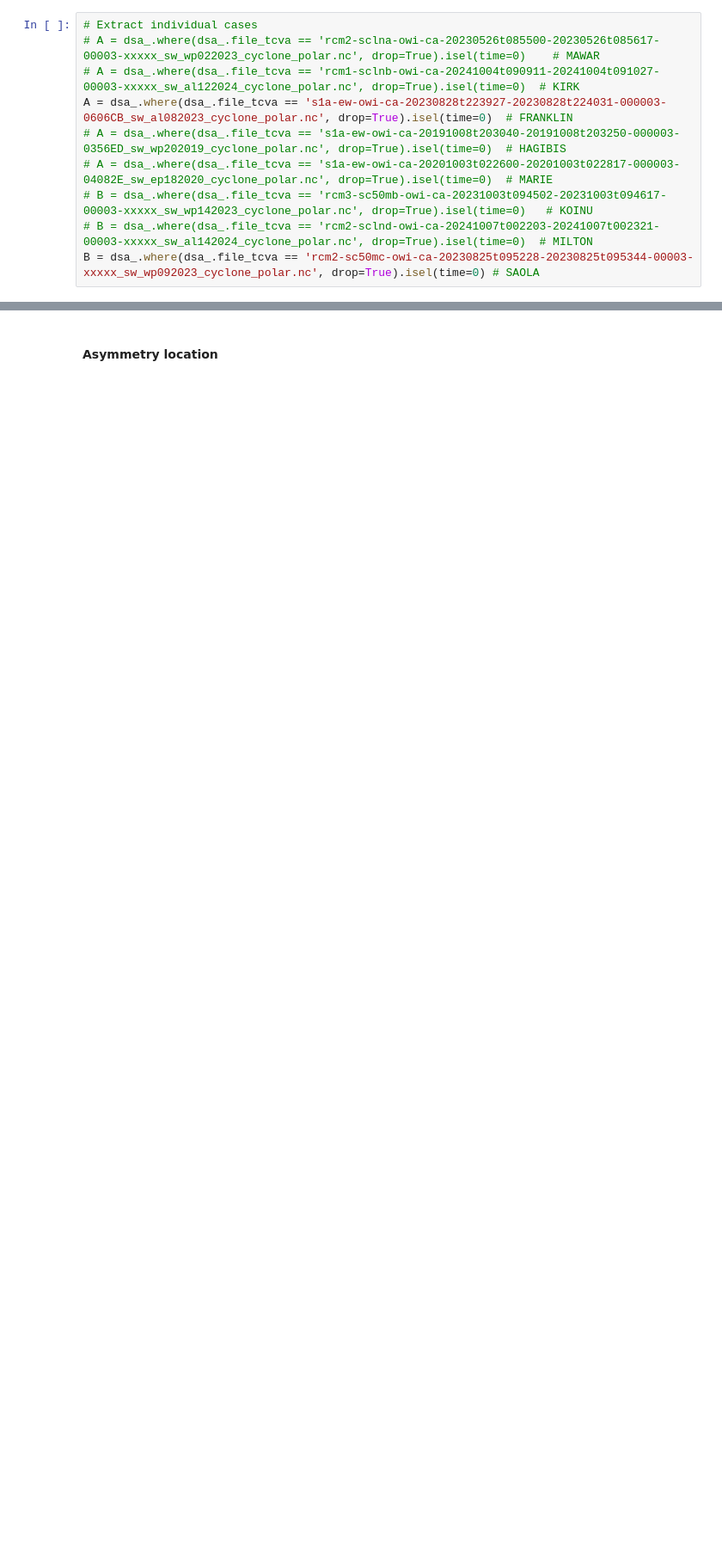
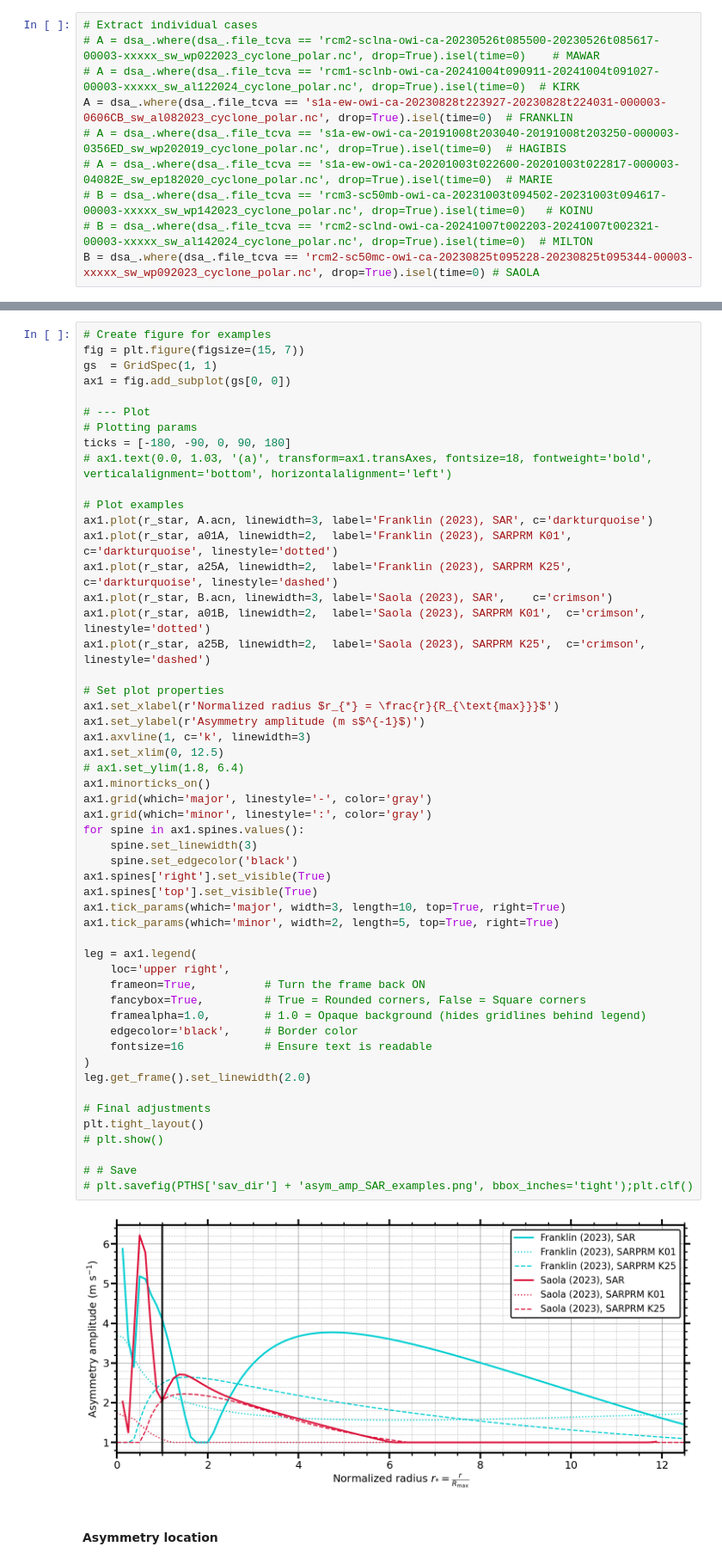
Before and after one commit to Arthur117/TCsLifeMonitFromObs, a Jupyter notebook: winddirection/PRJCT_TCBL/02_ASYMM_SHEAR_MOTION.ipynb, the cells around one changed output, grey strips where cells are left out. Shown at 86% size. Cells and saved outputs as stored; diff of their text form; blank space fills up the shorter version.

```diff
--- a/winddirection/PRJCT_TCBL/02_ASYMM_SHEAR_MOTION.ipynb
+++ b/winddirection/PRJCT_TCBL/02_ASYMM_SHEAR_MOTION.ipynb
@@ -717,3 +804,57 @@ plt.tight_layout()
+# %%
+# Create figure for examples
+fig = plt.figure(figsize=(15, 7))
+gs  = GridSpec(1, 1)
+ax1 = fig.add_subplot(gs[0, 0])
+
+# --- Plot
+# Plotting params
+ticks = [-180, -90, 0, 90, 180]
+# ax1.text(0.0, 1.03, '(a)', transform=ax1.transAxes, fontsize=18, fontweight='bold', verticalalignment='bottom', horizontalalignment='left')
+
+# Plot examples
+ax1.plot(r_star, A.acn, linewidth=3, label='Franklin (2023), SAR', c='darkturquoise')
+ax1.plot(r_star, a01A, linewidth=2,  label='Franklin (2023), SARPRM K01',  c='darkturquoise', linestyle='dotted')
+ax1.plot(r_star, a25A, linewidth=2,  label='Franklin (2023), SARPRM K25',  c='darkturquoise', linestyle='dashed')
+ax1.plot(r_star, B.acn, linewidth=3, label='Saola (2023), SAR',    c='crimson')
+ax1.plot(r_star, a01B, linewidth=2,  label='Saola (2023), SARPRM K01',  c='crimson', linestyle='dotted')
+ax1.plot(r_star, a25B, linewidth=2,  label='Saola (2023), SARPRM K25',  c='crimson', linestyle='dashed')
+
+# Set plot properties
+ax1.set_xlabel(r'Normalized radius $r_{*} = \frac{r}{R_{\text{max}}}$')
+ax1.set_ylabel(r'Asymmetry amplitude (m s$^{-1}$)')
+ax1.axvline(1, c='k', linewidth=3)
+ax1.set_xlim(0, 12.5)
+# ax1.set_ylim(1.8, 6.4)
+ax1.minorticks_on()
+ax1.grid(which='major', linestyle='-', color='gray')
+ax1.grid(which='minor', linestyle=':', color='gray')
+for spine in ax1.spines.values():
+    spine.set_linewidth(3)
+    spine.set_edgecolor('black')
+ax1.spines['right'].set_visible(True)
+ax1.spines['top'].set_visible(True)
+ax1.tick_params(which='major', width=3, length=10, top=True, right=True)
+ax1.tick_params(which='minor', width=2, length=5, top=True, right=True)
+
+leg = ax1.legend(
+    loc='upper right',
+    frameon=True,          # Turn the frame back ON
+    fancybox=True,         # True = Rounded corners, False = Square corners
+    framealpha=1.0,        # 1.0 = Opaque background (hides gridlines behind legend)
+    edgecolor='black',     # Border color
+    fontsize=16            # Ensure text is readable
+)
+leg.get_frame().set_linewidth(2.0)
+
+# Final adjustments
+plt.tight_layout()
+# plt.show()
+
+# # Save
+# plt.savefig(PTHS['sav_dir'] + 'asym_amp_SAR_examples.png', bbox_inches='tight');plt.clf()
+# %% [output]
+[figure, added]
 # %% [markdown]
 #### Asymmetry location
 # %%
```
Also changed, not shown: parts of 7 cells of this notebook.
